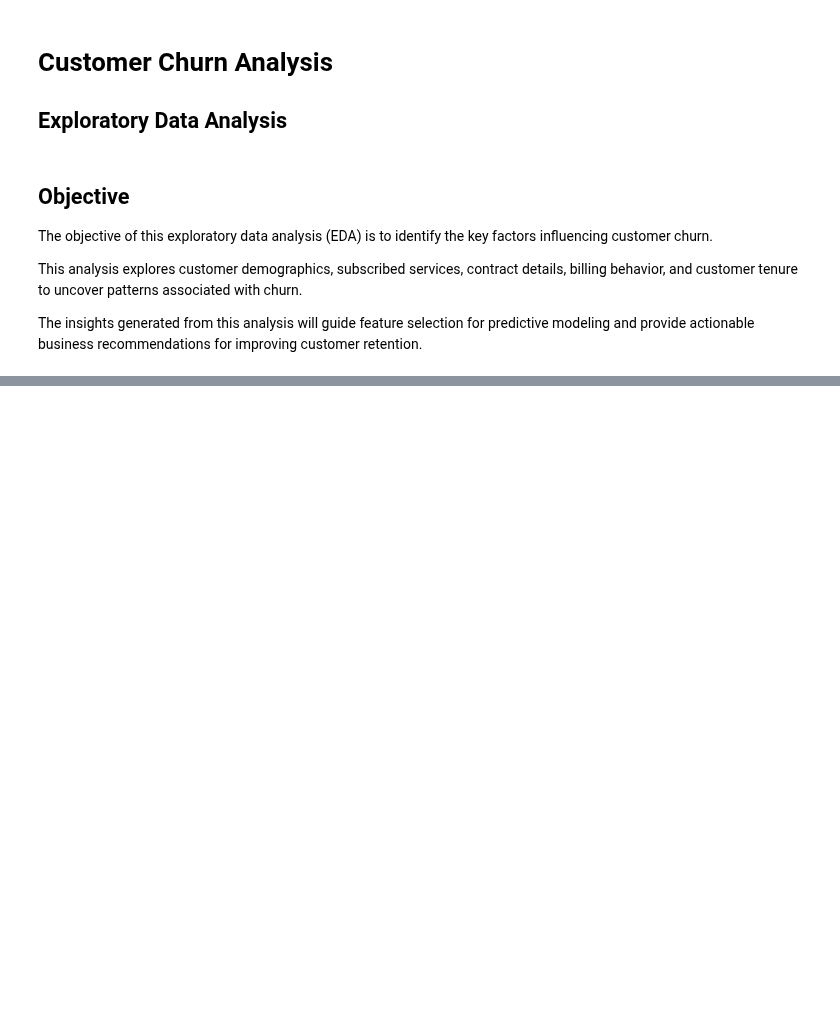
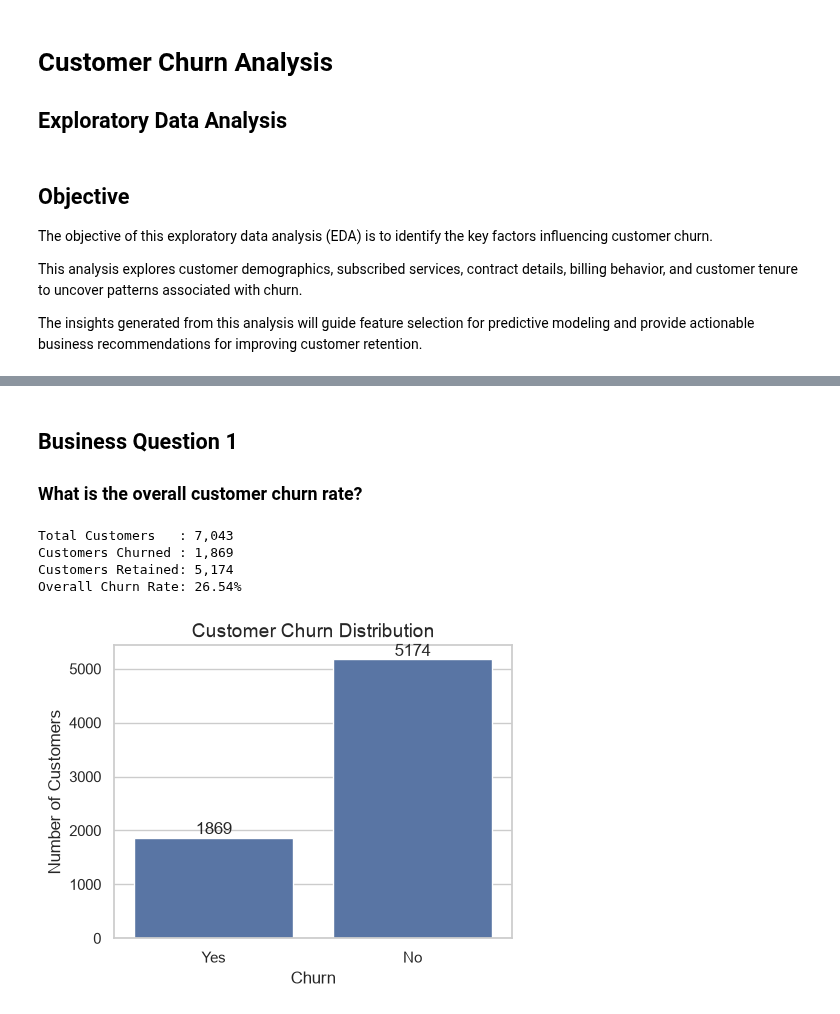
Before and after one commit to ashwathimd/customer-churn-analysis, a Jupyter notebook: notebooks/03_eda.ipynb, the cells around one changed output, grey strips where cells are left out. Drawn from its saved outputs; the diff is of its cells as text; code cells hidden in the pictures; blank space fills up the shorter version.

Commit message:
Complete exploratory data analysis and customer segmentation

```diff
--- a/notebooks/03_eda.ipynb
+++ b/notebooks/03_eda.ipynb
@@ -37,6 +36,9 @@ from src.visualization import categorical_churn_plot
 # %%
 
 sns.set_theme(style="whitegrid")
+
 plt.rcParams["figure.figsize"] = (6, 4)
+plt.rcParams["axes.titlesize"] = 14
+plt.rcParams["axes.labelsize"] = 12
 # %%
-import sys
+df = pd.read_excel("/Users/ashwathimd/DataLab/Projects/customer-churn-analysis/data/processed/telco_customer_churn_clean.xlsx")
@@ -42,0 +79,39 @@ import sys
+# %% [markdown]
+## Business Question 1
+
+### What is the overall customer churn rate?
+# %%
+overall_churn = round(df["Churn Value"].mean() * 100, 2)
+
+total_customers = len(df)
+customers_churned = df["Churn Value"].sum()
+customers_retained = total_customers - customers_churned
+
+print(f"Total Customers   : {total_customers:,}")
+print(f"Customers Churned : {customers_churned:,}")
+print(f"Customers Retained: {customers_retained:,}")
+print(f"Overall Churn Rate: {overall_churn}%")
+# %% [output]
+Total Customers   : 7,043
+Customers Churned : 1,869
+Customers Retained: 5,174
+Overall Churn Rate: 26.54%
+# %%
+plt.figure(figsize=(5, 4))
+
+ax = sns.countplot(
+    data=df,
+    x="Churn Label"
+)
+
+for container in ax.containers:
+    ax.bar_label(container)
+
+plt.title("Customer Churn Distribution")
+plt.xlabel("Churn")
+plt.ylabel("Number of Customers")
+
+plt.tight_layout()
+plt.show()
+# %% [output]
+[figure, added]
```
Also changed, not shown: parts of 128 cells of this notebook, 3 other files.
